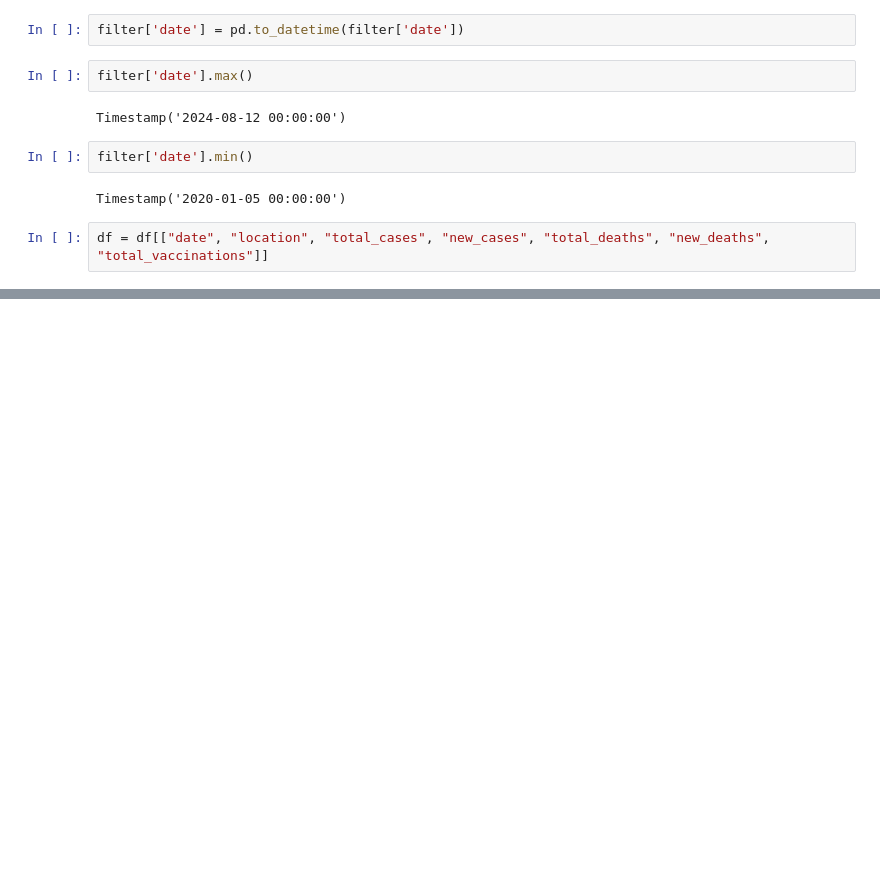
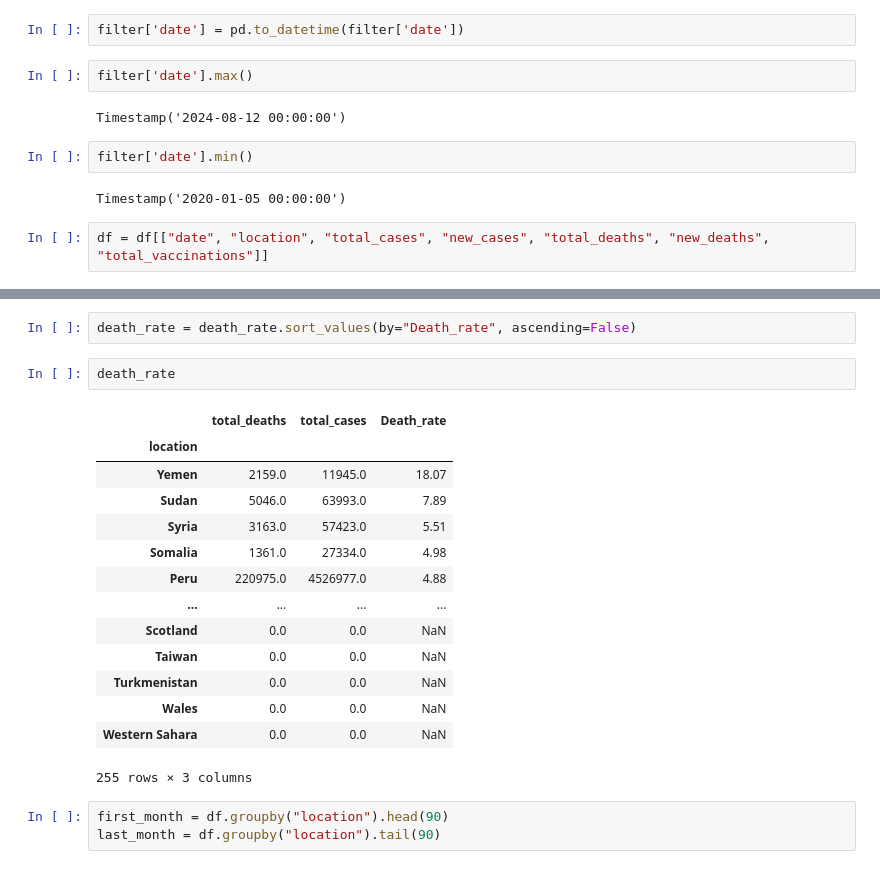
Before and after one commit to viswanathreddy-arch/Python-Projects, a Jupyter notebook: project-2/data.ipynb, the cells around one changed output, grey strips where cells are left out. Saved outputs shown, nothing was run; the diff lists cells and outputs as text; blank space fills up the shorter version.

```diff
--- a/project-2/data.ipynb
+++ b/project-2/data.ipynb
@@ -157,0 +230,22 @@ Index(['date', 'total_cases', 'new_cases', 'total_deaths', 'new_deaths',
+# %%
+death_rate = death_rate.sort_values(by="Death_rate", ascending=False)
+# %%
+death_rate
+# %% [output]
+|  | total_deaths | total_cases | Death_rate |
+| location |  |  |  |
+| Yemen | 2159.0 | 11945.0 | 18.07 |
+| Sudan | 5046.0 | 63993.0 | 7.89 |
+| Syria | 3163.0 | 57423.0 | 5.51 |
+| Somalia | 1361.0 | 27334.0 | 4.98 |
+| Peru | 220975.0 | 4526977.0 | 4.88 |
+| ... | ... | ... | ... |
+| Scotland | 0.0 | 0.0 | NaN |
+| Taiwan | 0.0 | 0.0 | NaN |
+| Turkmenistan | 0.0 | 0.0 | NaN |
+| Wales | 0.0 | 0.0 | NaN |
+| Western Sahara | 0.0 | 0.0 | NaN |
+255 rows × 3 columns
+# %%
+first_month = df.groupby("location").head(90)
+last_month = df.groupby("location").tail(90)
```
Also changed, not shown: parts of 15 cells of this notebook.
